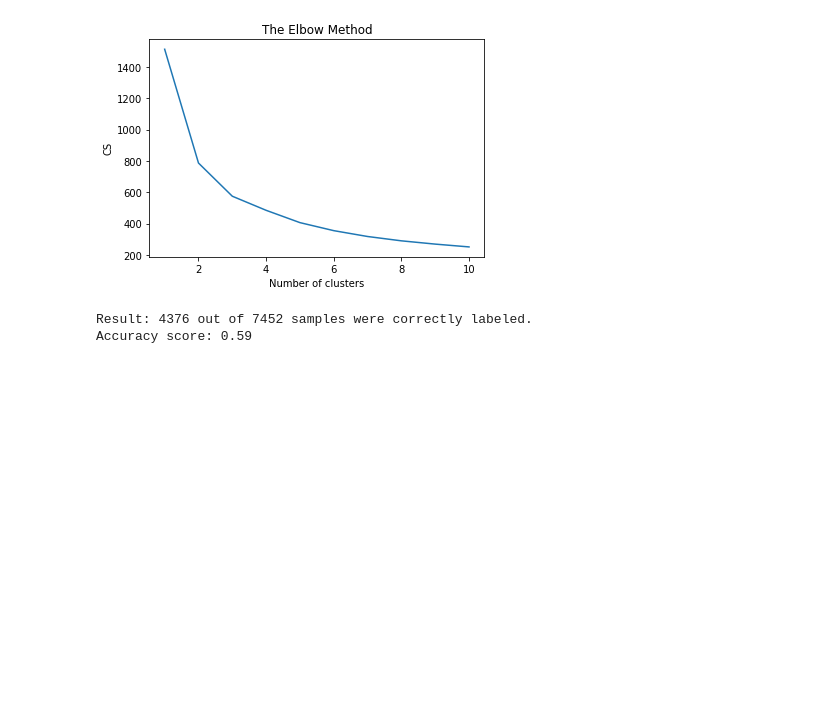
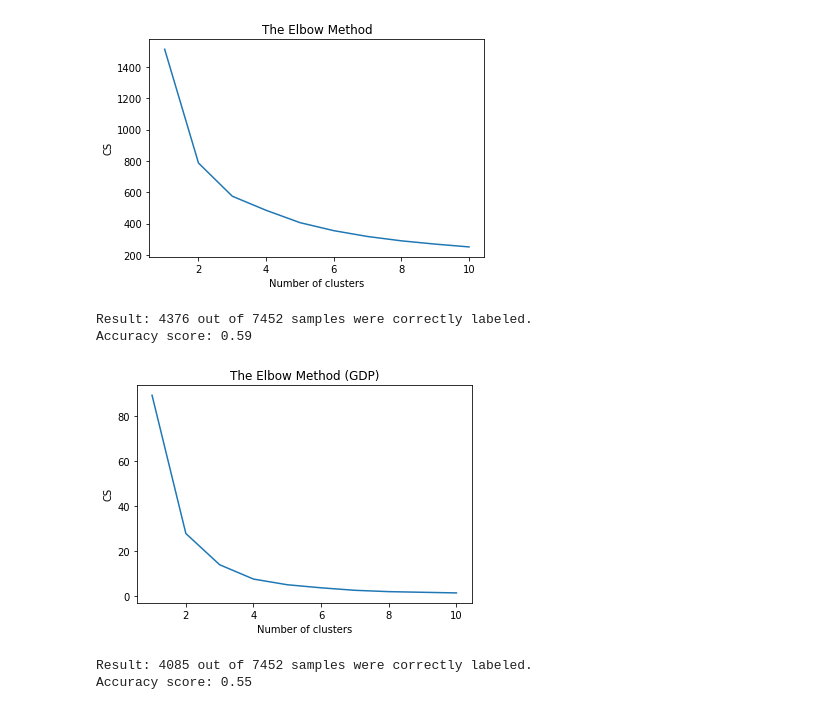
Before and after one commit to ITWSDataScience/The-Role-of-Education-in-Poverty-Alleviation-A-Cross-Country-Analysis_2020, a Jupyter notebook: code/Data Analytics - Poverty.ipynb, the cells around one changed output. Drawn from its saved outputs; the diff is of its cells as text; code cells hidden in the pictures; blank space fills up the shorter version.

Commit message:
Added Clustering for each column

```diff
--- a/code/Data Analytics - Poverty.ipynb
+++ b/code/Data Analytics - Poverty.ipynb
@@ -115,7 +150,7 @@ from sklearn.preprocessing import MinMaxScaler
 ms = MinMaxScaler()
 cols = X.columns
 X_cluster = ms.fit_transform(X)
-X_cluster = pd.DataFrame(X_cluster, columns=[cols])
+X_cluster = pd.DataFrame(X_cluster, columns=cols)
 X_cluster.head()
 # %% [output]
 |  | GDP | Gini Index | Literacy Rate | Secondary School Enrollment | Tertinary School Enrollment |
@@ -153,3 +188,34 @@ y_kmeans = kmeans.fit_predict(X_cluster)
 # %% [output]
 Result: 4376 out of 7452 samples were correctly labeled.
 Accuracy score: 0.59
+# %%
+#Elbow method GDP
+cs = []
+X_GDP = X_cluster.loc[:,'GDP'].values
+X_GDP = np.reshape(X_GDP, (-1,1))
+for i in range(1,11):
+    kmeans = KMeans(n_clusters = i, init = 'k-means++', max_iter = 300, n_init = 10, random_state = 0)
+    kmeans.fit(X_GDP)
+    cs.append(kmeans.inertia_)
+plt.plot(range(1, 11), cs)
+plt.title('The Elbow Method (GDP)')
+plt.xlabel('Number of clusters')
+plt.ylabel('CS')
+plt.show()
+# %% [output]
+[figure, added]
+# %%
+# Actual Clustering GDP
+kmeans = KMeans(n_clusters=2,random_state=0)
+kmeans.fit(X_GDP)
+labels = kmeans.labels_
+
+# check how many of the samples were correctly labeled
+correct_labels = sum(y == labels)
+print("Result: %d out of %d samples were correctly labeled." % (correct_labels, y.size))
+print('Accuracy score: {0:0.2f}'. format(correct_labels/float(y.size)))
+
+y_kmeans_GDP = kmeans.fit_predict(X_GDP)
+# %% [output]
+Result: 4085 out of 7452 samples were correctly labeled.
+Accuracy score: 0.55
```
Also changed, not shown: parts of 13 cells of this notebook.
